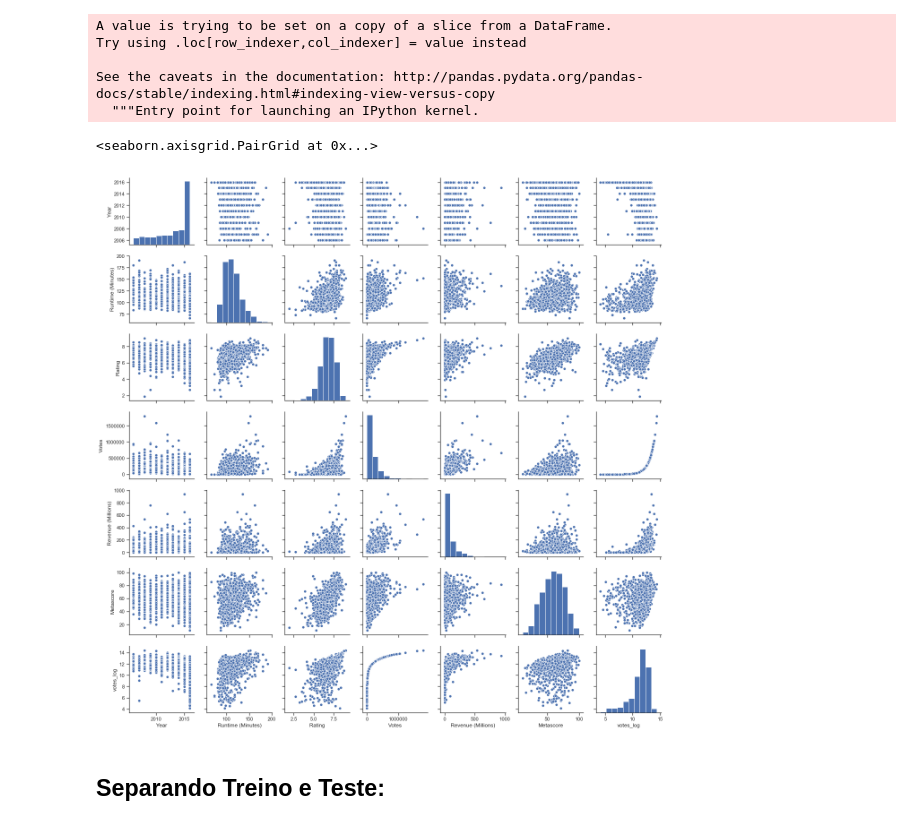
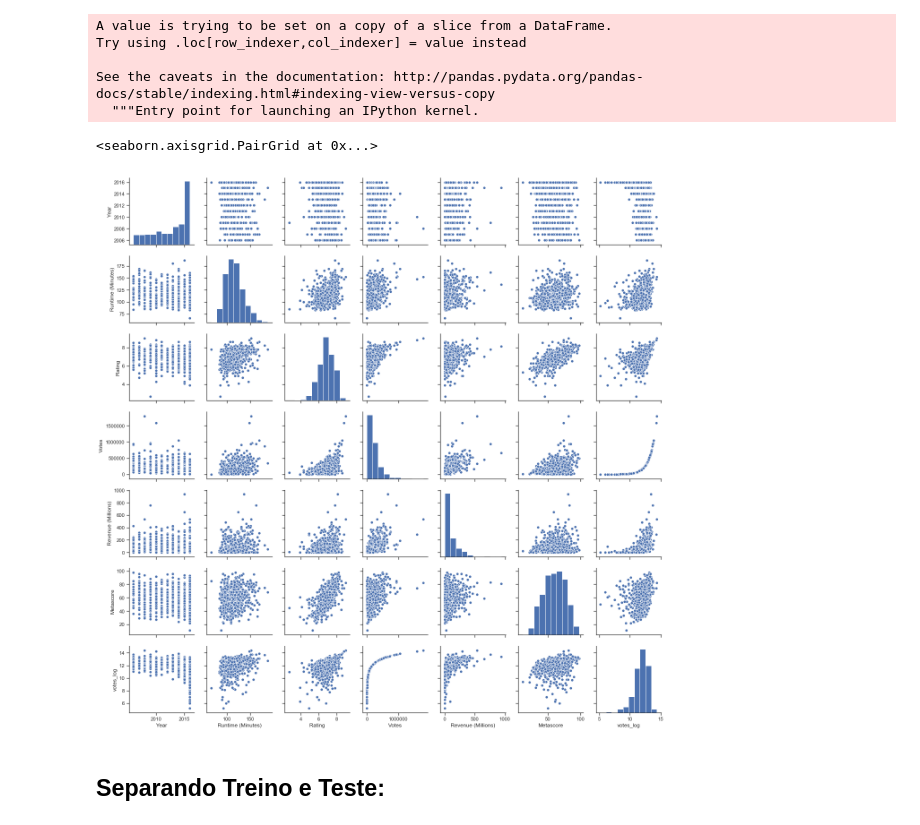
Before and after one commit to lfcarrete/CD_Projeto_3, a Jupyter notebook: Projeto 3.ipynb, the cells around one changed output. Saved outputs shown, nothing was run; the diff lists cells and outputs as text; code cells hidden in the pictures.

```diff
--- a/Projeto 3.ipynb
+++ b/Projeto 3.ipynb
@@ -19,8 +21,8 @@ dados = pd.read_csv('IMDB-Movie-Data.csv')
 # %%
 dados[['genero1','genero2','genero3']] = dados.Genre.str.split(",",expand=True,)
 # %%
-dados.genero1.append(dados.genero2).append(dados.genero3).value_counts()
-top_genero = ['Drama', 'Action', 'Comedy', 'Adventure', 'Thriller']
+dados.genero1.value_counts()
+top_genero = ['Action', 'Drama', 'Comedy', 'Adventure', 'Crime']
 # %%
 dados_drama = dados.loc[(dados.genero1 == "Drama") | (dados.genero2 == "Drama") | (dados.genero3 == "Drama")]
 
@@ -164,14 +122,16 @@ Try using .loc[row_indexer,col_indexer] = value instead
 See the caveats in the documentation: http://pandas.pydata.org/pandas-docs/stable/indexing.html#indexing-view-versus-copy
   """Entry point for launching an IPython kernel.
 # %%
+#Segunda analise de variaveis quantitativas ajustando a curva do Votes para uma reta usando log.
+
 sns.set(style="ticks")
 
 x_vars = ["Year","Runtime (Minutes)","Rating","Votes","Revenue (Millions)","Metascore",'votes_log']
 y_vars = x_vars
-sns.pairplot(dados, x_vars=x_vars, y_vars=y_vars)
+sns.pairplot(dados_na, x_vars=x_vars, y_vars=y_vars)
 # %% [output]
 <seaborn.axisgrid.PairGrid at 0x...>
-[figure, old version]
+[figure, new version]
 # %% [markdown]
 ## Separando Treino e Teste:
 # %%
```
Also changed, not shown: parts of 32 cells of this notebook.
